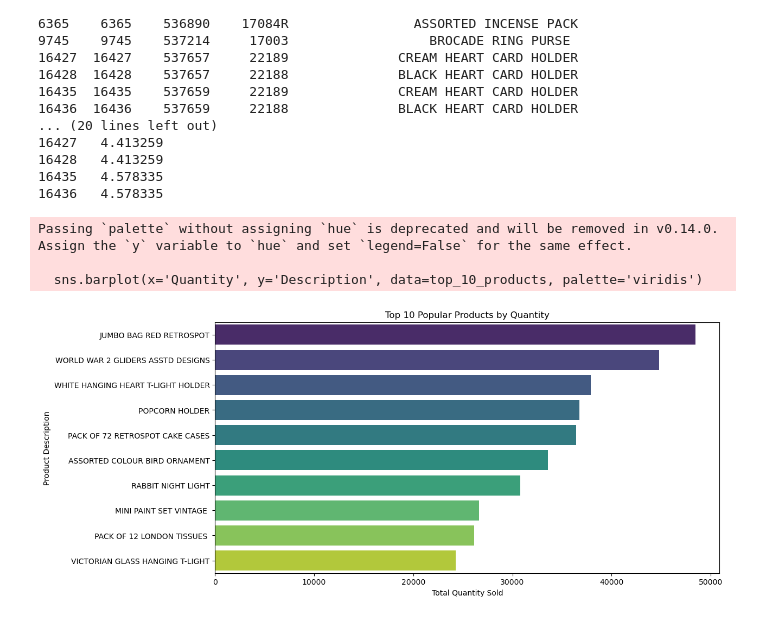
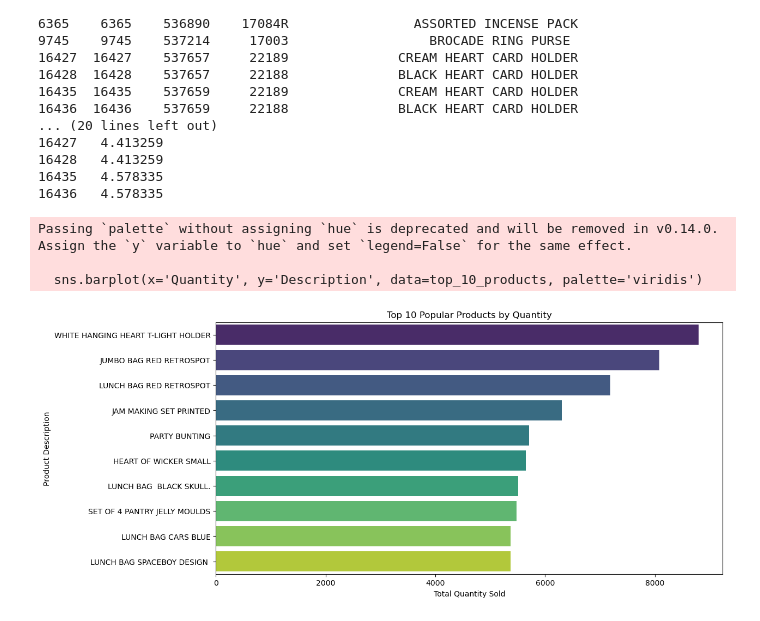
Before and after one commit to j2damax/principles-of-ds-cw02, a Jupyter notebook: group/online_retail.ipynb, the cells around one changed output. Saved outputs shown, nothing was run; the diff lists cells and outputs as text; code cells hidden in the pictures.

```diff
--- a/group/online_retail.ipynb
+++ b/group/online_retail.ipynb
@@ -679,22 +679,22 @@ Total Outliers: 346
 16436   4.578335
 # %%
 # Aggregate total quantity sold per product
-popular_products = df_cleaned.groupby('Description')['Quantity'].sum().reset_index()
+popular_products = df_temp.groupby('Description')['Quantity'].sum().reset_index()
 
 # Sort by highest quantity and take the top 10
 top_10_products = popular_products.sort_values(by='Quantity', ascending=False).head(10)
 
 # Plot bar chart
 plt.figure(figsize=(12, 6))
 sns.barplot(x='Quantity', y='Description', data=top_10_products, palette='viridis')
 
 # Add labels and title
 plt.xlabel('Total Quantity Sold')
 plt.ylabel('Product Description')
 plt.title('Top 10 Popular Products by Quantity')
 plt.show()
 # %% [output]
 Passing `palette` without assigning `hue` is deprecated and will be removed in v0.14.0. Assign the `y` variable to `hue` and set `legend=False` for the same effect.
 
   sns.barplot(x='Quantity', y='Description', data=top_10_products, palette='viridis')
-[figure, old version]
+[figure, new version]
```
